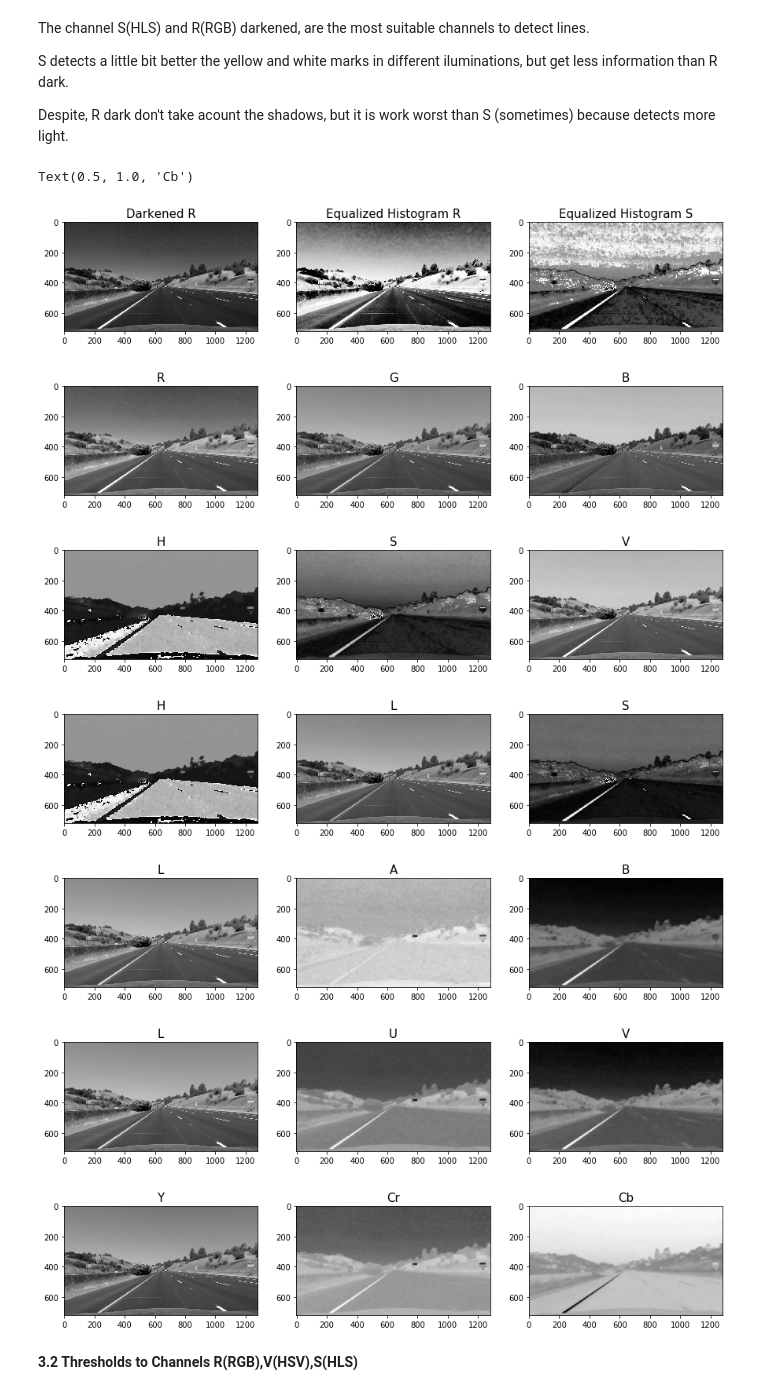
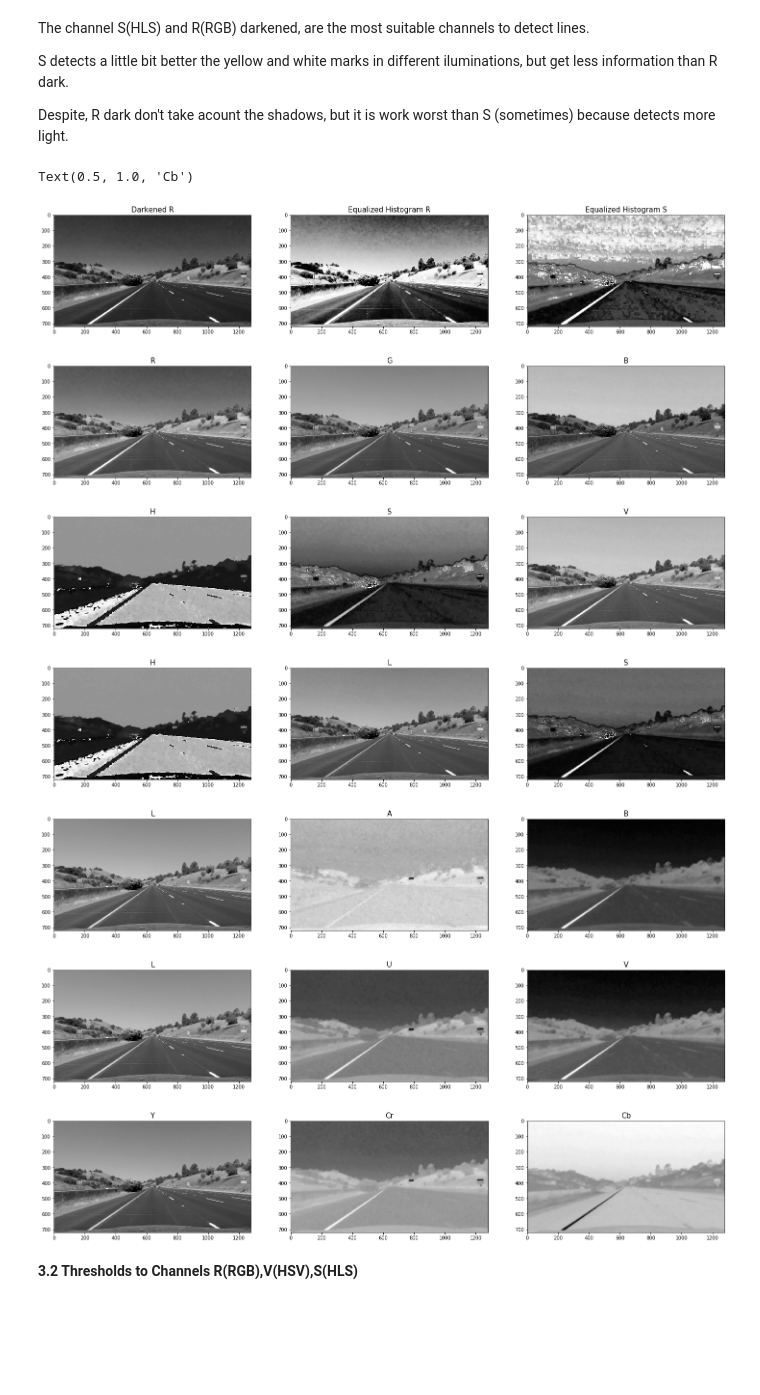
Before and after one commit to rscova/CarND-Advanced-Lane-Lines, a Jupyter notebook: pipeline_step_by_step.ipynb, the cells around one changed output. Drawn from its saved outputs; the diff is of its cells as text; code cells hidden in the pictures; blank space fills up the shorter version.

```diff
--- a/pipeline_step_by_step.ipynb
+++ b/pipeline_step_by_step.ipynb
@@ -85,7 +85,7 @@ for idx,img_cal in enumerate(img_calibration_paths):
         # Draw and display the corners
         if img_cal == 'camera_cal/calibration2.jpg':
             cv2.drawChessboardCorners(image, (nx,ny), corners, ret)
-            #plt.subplot(5,4,idx)
-            #plt.title(img_cal[:-4])
+            plt.figure(figsize=(7,7))
             plt.imshow(image)
+            plt.title('Corners', fontsize=20)
 # %% [output]
@@ -93,9 +94,17 @@ for idx,img_cal in enumerate(img_calibration_paths):
 # %% [markdown]
  **1.2 Calibrate and calculate distortion coefficients**
 # %%
-image = cv2.imread(img_calibration_paths[10])
+image = cv2.imread("camera_cal/calibration1.jpg")
 img_size = (image.shape[1], image.shape[0])
 imshape = image.shape
 
 # Do camera calibration given object points and image points
 ret, mtx, dist, rvecs, tvecs = cv2.calibrateCamera(objpoints, imgpoints, img_size,None,None)
+
+undist = cv2.undistort(image, mtx, dist, None, mtx)
+
+f, (ax1, ax2) = plt.subplots(1, 2, figsize=(15,15))
+ax1.imshow(image)
+ax1.set_title('Original Image', fontsize=20)
+ax2.imshow(undist)
+ax2.set_title('Undistorted Image', fontsize=20)
@@ -165,7 +161,7 @@ l_lab, a_lab, b_lab = cv2.split(cv2.cvtColor(undist, cv2.COLOR_RGB2LAB))
 l_luv, u_luv, v_luv = cv2.split(cv2.cvtColor(undist, cv2.COLOR_RGB2LUV))
 y_ycrcb, cr_ycrcb, cb_ycrcb = cv2.split(cv2.cvtColor(undist, cv2.COLOR_RGB2YCrCb))
 
-f, (ax1, ax2, ax3) = plt.subplots(1, 3, figsize=(15,15))
+f, (ax1, ax2, ax3) = plt.subplots(1, 3, figsize=(25,25))
 ax1.imshow(dark_r,cmap='gray')
 ax1.set_title('Darkened R', fontsize=15)
 ax2.imshow(cv2.equalizeHist(r, 0.5),cmap='gray')
@@ -173,7 +169,7 @@ ax2.set_title('Equalized Histogram R', fontsize=15)
 ax3.imshow(cv2.equalizeHist(s_hls, 0.5),cmap='gray')
 ax3.set_title('Equalized Histogram S', fontsize=15)
 
-f, (ax1, ax2, ax3) = plt.subplots(1, 3, figsize=(15,15))
+f, (ax1, ax2, ax3) = plt.subplots(1, 3, figsize=(25,25))
 ax1.imshow(r,cmap='gray')
 ax1.set_title('R', fontsize=15)
 ax2.imshow(g,cmap='gray')
@@ -181,7 +177,7 @@ ax2.set_title('G', fontsize=15)
 ax3.imshow(b,cmap='gray')
 ax3.set_title('B', fontsize=15)
 
-f, (ax1, ax2, ax3) = plt.subplots(1, 3, figsize=(15,15))
+f, (ax1, ax2, ax3) = plt.subplots(1, 3, figsize=(25,25))
 ax1.imshow(h_hsv,cmap='gray')
 ax1.set_title('H', fontsize=15)
 ax2.imshow(s_hsv,cmap='gray')
@@ -189,46 +185,46 @@ ax2.set_title('S', fontsize=15)
 ax3.imshow(v_hsv,cmap='gray')
 ax3.set_title('V', fontsize=15)
 
-f, (ax1, ax2, ax3) = plt.subplots(1, 3, figsize=(15,15))
+f, (ax1, ax2, ax3) = plt.subplots(1, 3, figsize=(25,25))
 ax1.imshow(h_hls,cmap='gray')
 ax1.set_title('H', fontsize=15)
 ax2.imshow(l_hls,cmap='gray')
 ax2.set_title('L', fontsize=15)
 ax3.imshow(s_hls,cmap='gray')
 ax3.set_title('S', fontsize=15)
 
-f, (ax1, ax2, ax3) = plt.subplots(1, 3, figsize=(15,15))
+f, (ax1, ax2, ax3) = plt.subplots(1, 3, figsize=(25,25))
 ax1.imshow(l_lab,cmap='gray')
 ax1.set_title('L', fontsize=15)
 ax2.imshow(a_lab,cmap='gray')
 ax2.set_title('A', fontsize=15)
 ax3.imshow(b_lab,cmap='gray')
 ax3.set_title('B', fontsize=15)
 
-f, (ax1, ax2, ax3) = plt.subplots(1, 3, figsize=(15,15))
+f, (ax1, ax2, ax3) = plt.subplots(1, 3, figsize=(25,25))
 ax1.imshow(l_luv,cmap='gray')
 ax1.set_title('L', fontsize=15)
 ax2.imshow(u_luv,cmap='gray')
 ax2.set_title('U', fontsize=15)
 ax3.imshow(v_luv,cmap='gray')
 ax3.set_title('V', fontsize=15)
 
-f, (ax1, ax2, ax3) = plt.subplots(1, 3, figsize=(15,15))
+f, (ax1, ax2, ax3) = plt.subplots(1, 3, figsize=(25,25))
 ax1.imshow(y_ycrcb,cmap='gray')
 ax1.set_title('Y', fontsize=15)
 ax2.imshow(cr_ycrcb,cmap='gray')
 ax2.set_title('Cr', fontsize=15)
 ax3.imshow(cb_ycrcb,cmap='gray')
 ax3.set_title('Cb', fontsize=15)
 # %% [output]
 Text(0.5, 1.0, 'Cb')
-[figure, old version]
+[figure, new version]
-[figure, old version]
+[figure, new version]
-[figure, old version]
+[figure, new version]
-[figure, old version]
+[figure, new version]
-[figure, old version]
+[figure, new version]
-[figure, old version]
+[figure, new version]
-[figure, old version]
+[figure, new version]
 # %% [markdown]
 **3.2 Thresholds to Channels R(RGB),V(HSV),S(HLS)**
 # %%
```
Also changed, not shown: parts of 9 cells of this notebook, 15 other files.
